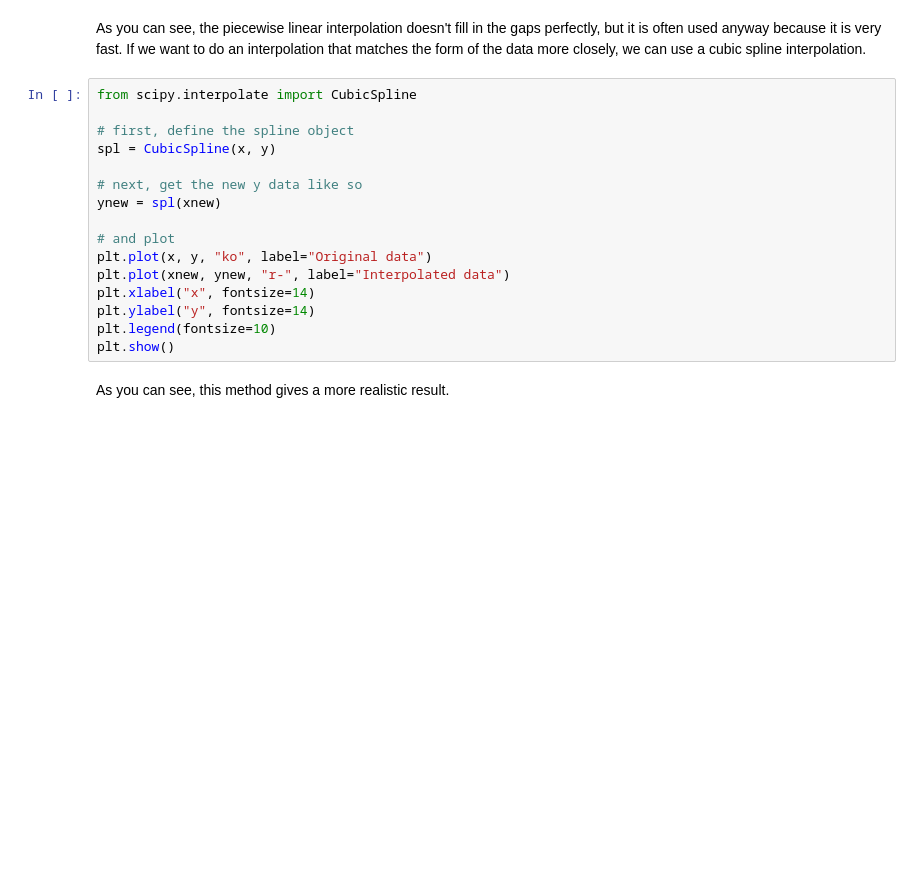
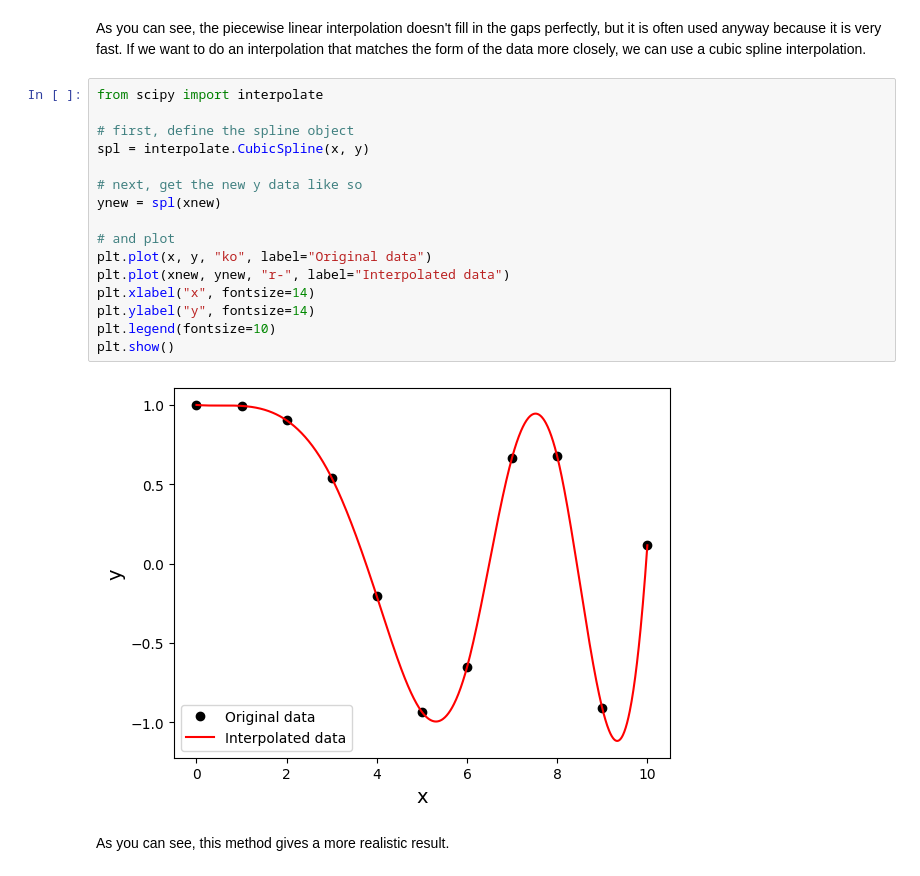
Before and after one commit to stevengiacalone/Python-workshop, a Jupyter notebook: Session_4_SciPy_and_Optimization.ipynb, the cells around one changed output. Drawn from its saved outputs; the diff is of its cells as text; blank space fills up the shorter version.

```diff
--- a/Session_4_SciPy_and_Optimization.ipynb
+++ b/Session_4_SciPy_and_Optimization.ipynb
@@ -98,21 +104,23 @@ plt.show()
 # %% [markdown]
 As you can see, the piecewise linear interpolation doesn't fill in the gaps perfectly, but it is often used anyway because it is very fast. If we want to do an interpolation that matches the form of the data more closely, we can use a cubic spline interpolation.
 # %%
-from scipy.interpolate import CubicSpline
+from scipy import interpolate
 
 # first, define the spline object
-spl = CubicSpline(x, y)
+spl = interpolate.CubicSpline(x, y)
 
 # next, get the new y data like so
 ynew = spl(xnew)
 
 # and plot
 plt.plot(x, y, "ko", label="Original data")
 plt.plot(xnew, ynew, "r-", label="Interpolated data")
 plt.xlabel("x", fontsize=14)
 plt.ylabel("y", fontsize=14)
 plt.legend(fontsize=10)
 plt.show()
+# %% [output]
+[figure, added]
 # %% [markdown]
 As you can see, this method gives a more realistic result.
 # %% [markdown]
```
Also changed, not shown: parts of 20 cells of this notebook.
